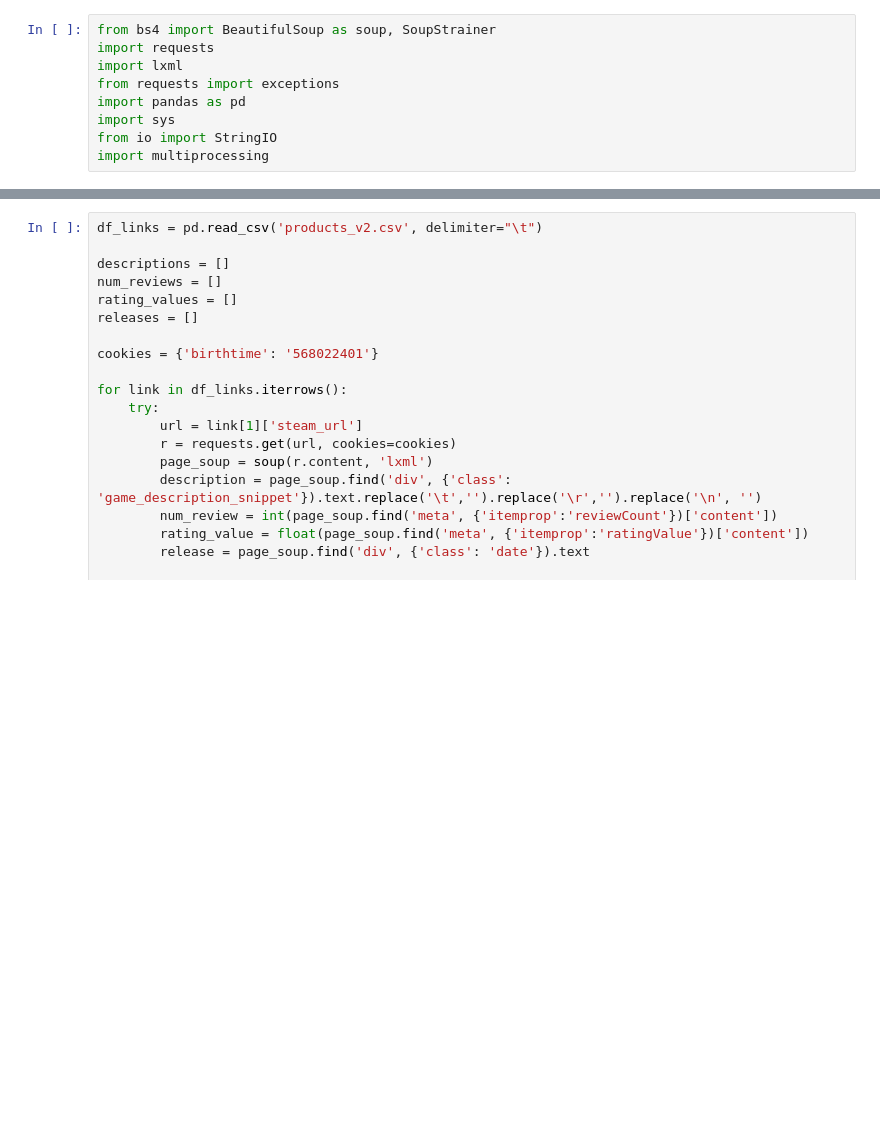
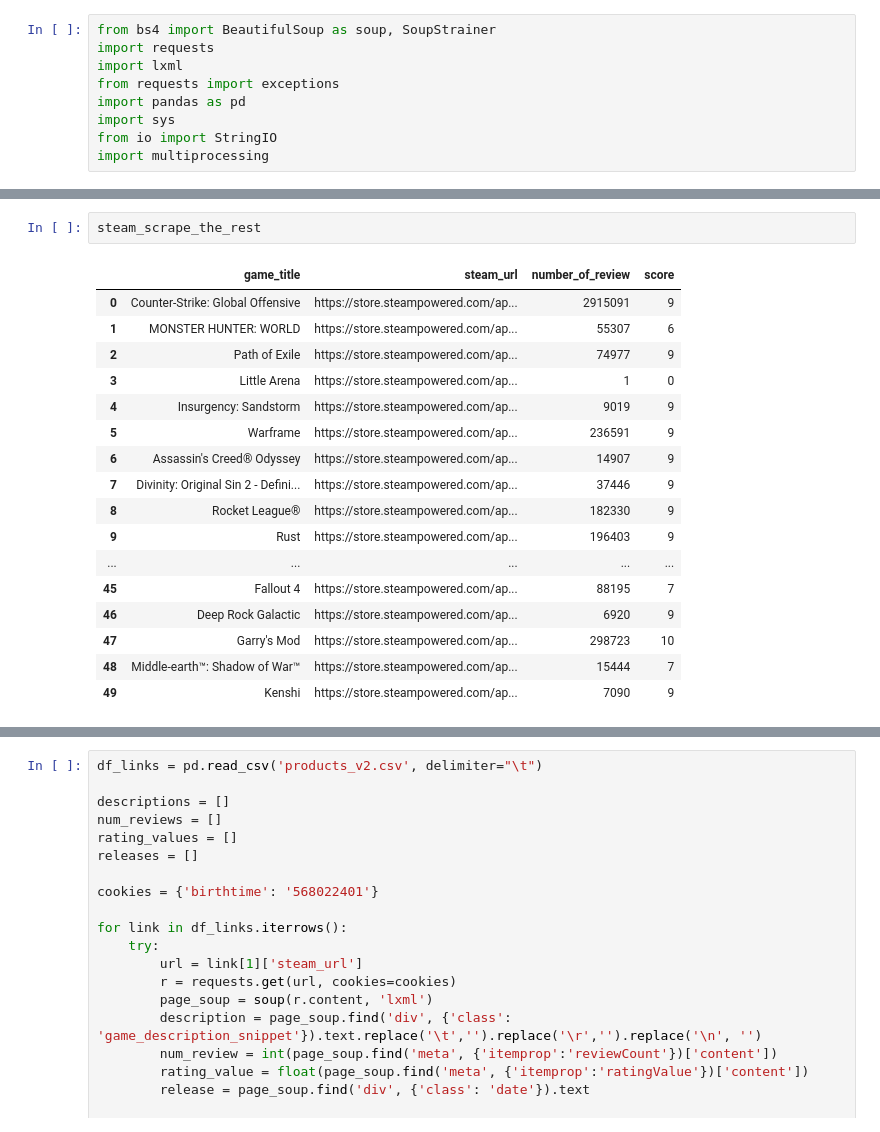
Before and after one commit to micsab/Game-Recommendation-Engine, a Jupyter notebook: web_scrape_the_rest.ipynb, the cells around one changed output, grey strips where cells are left out. Cells and saved outputs as stored; diff of their text form; blank space fills up the shorter version.

```diff
--- a/web_scrape_the_rest.ipynb
+++ b/web_scrape_the_rest.ipynb
@@ -59,0 +100,20 @@ ValueError: arrays must all be same length
+# %%
+steam_scrape_the_rest
+# %% [output]
+|  | game_title | steam_url | number_of_review | score |
+| 0 | Counter-Strike: Global Offensive | https://store.steampowered.com/ap... | 2915091 | 9 |
+| 1 | MONSTER HUNTER: WORLD | https://store.steampowered.com/ap... | 55307 | 6 |
+| 2 | Path of Exile | https://store.steampowered.com/ap... | 74977 | 9 |
+| 3 | Little Arena | https://store.steampowered.com/ap... | 1 | 0 |
+| 4 | Insurgency: Sandstorm | https://store.steampowered.com/ap... | 9019 | 9 |
+| 5 | Warframe | https://store.steampowered.com/ap... | 236591 | 9 |
+| 6 | Assassin's Creed® Odyssey | https://store.steampowered.com/ap... | 14907 | 9 |
+| 7 | Divinity: Original Sin 2 - Defini... | https://store.steampowered.com/ap... | 37446 | 9 |
+| 8 | Rocket League® | https://store.steampowered.com/ap... | 182330 | 9 |
+| 9 | Rust | https://store.steampowered.com/ap... | 196403 | 9 |
+| ... | ... | ... | ... | ... |
+| 45 | Fallout 4 | https://store.steampowered.com/ap... | 88195 | 7 |
+| 46 | Deep Rock Galactic | https://store.steampowered.com/ap... | 6920 | 9 |
+| 47 | Garry's Mod | https://store.steampowered.com/ap... | 298723 | 10 |
+| 48 | Middle-earth™: Shadow of War™ | https://store.steampowered.com/ap... | 15444 | 7 |
+| 49 | Kenshi | https://store.steampowered.com/ap... | 7090 | 9 |
```
Also changed, not shown: parts of 5 cells of this notebook, 3 other files.
